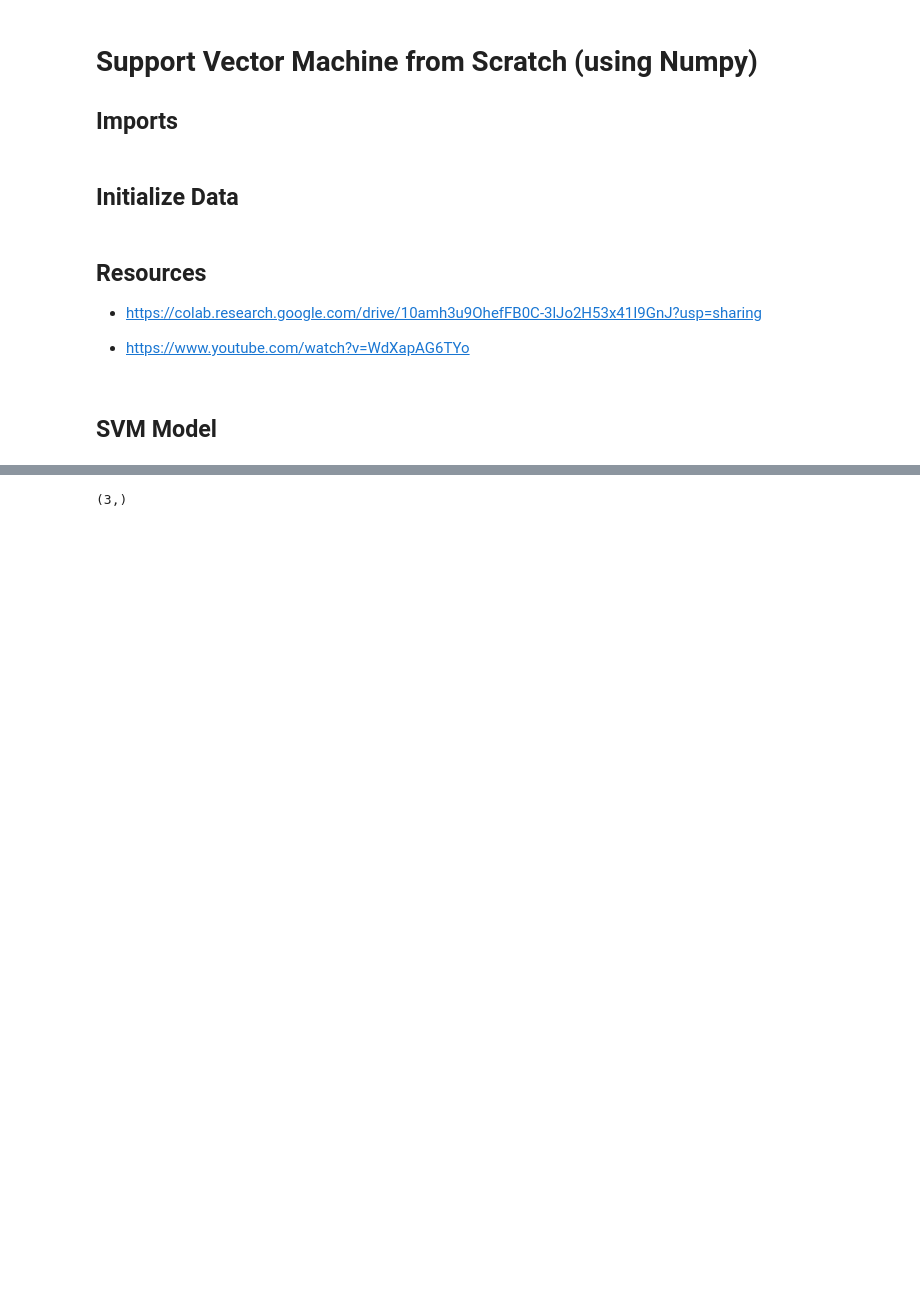
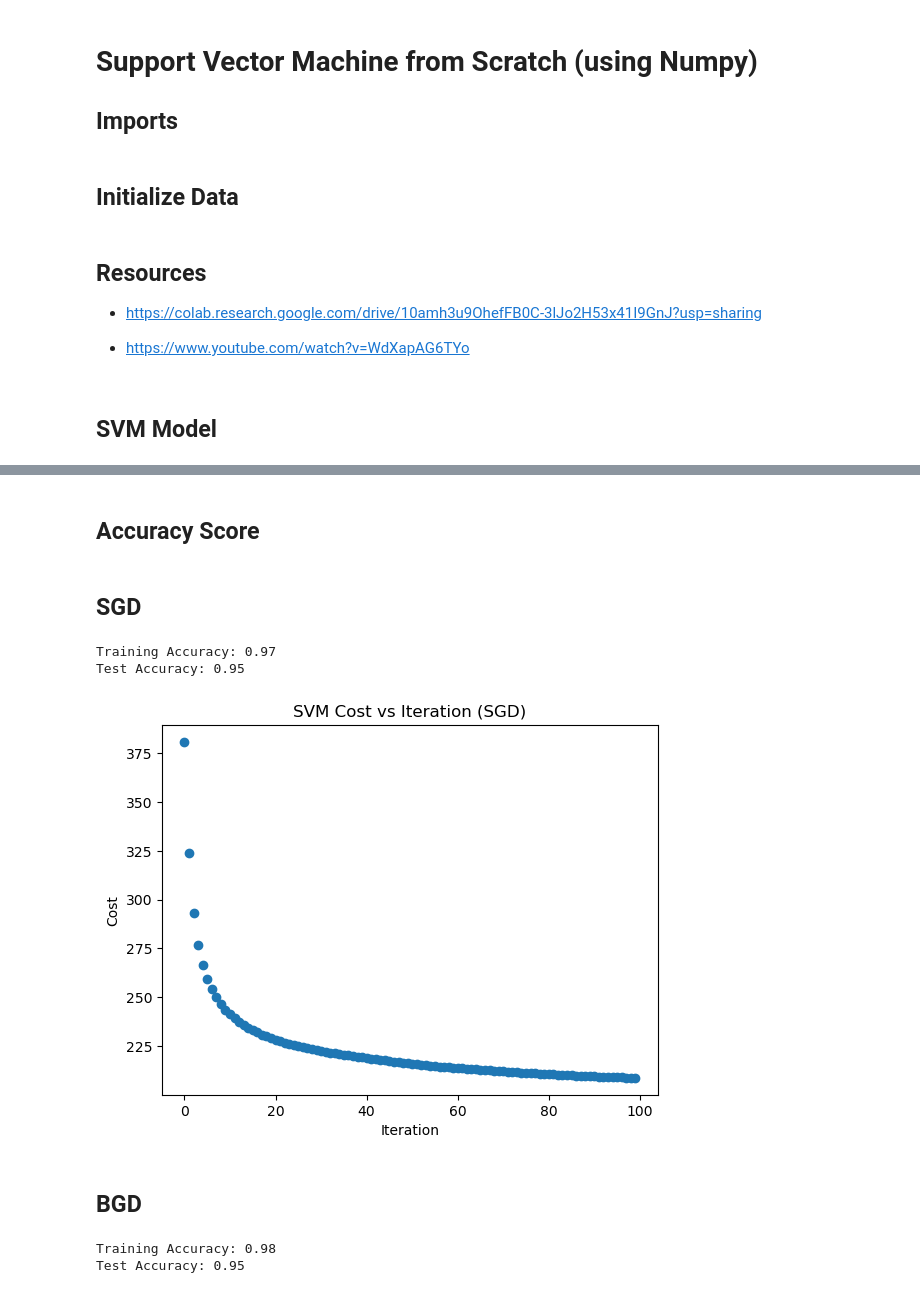
Before and after one commit to cameron-925/Machine_Learning_from_Scratch, a Jupyter notebook: SVM_Notebook.ipynb, the cells around one changed output, grey strips where cells are left out. Saved outputs shown, nothing was run; the diff lists cells and outputs as text; code cells hidden in the pictures; blank space fills up the shorter version.

```diff
--- a/SVM_Notebook.ipynb
+++ b/SVM_Notebook.ipynb
@@ -21,8 +22,11 @@ def normalize(X):
     std = np.std(X, axis = 0)
     return (X-mean) / std
 # %%
-X_train = normalize(X_train)
-X_test = normalize(X_test)
+X_train = normalize(X_train).values
+X_test = normalize(X_test).values
+
+y_train = y_train.values
+y_test = y_test.values
 # %% [markdown]
 ## Resources
 
@@ -145,5 +118,2 @@ array([[1, 0, 1],
-# %%
-vector = np.array([1, 2, 3])
-vector.shape
-# %% [output]
-(3,)
+# %% [markdown]
+## Accuracy Score
@@ -149,0 +128,36 @@ vector.shape
+# %% [markdown]
+## SGD
+# %%
+model = SVM()
+model.fit(X_train, y_train)
+p = model.predict(X_train)
+accuracy = accuracy_score(y_train, p)
+print(f"Training Accuracy: {accuracy}")
+p = model.predict(X_test)
+accuracy = accuracy_score(y_test, p)
+print(f"Test Accuracy: {accuracy}")
+# %% [output]
+Training Accuracy: 0.97
+Test Accuracy: 0.95
+# %%
+plt.scatter(list(range(len(model.costs))), model.costs)
+plt.xlabel("Iteration")
+plt.ylabel("Cost")
+plt.title("SVM Cost vs Iteration (SGD)")
+plt.show()
+# %% [output]
+[figure, added]
+# %% [markdown]
+## BGD
+# %%
+model = SVM()
+model.fit(X_train, y_train, stochastic = False)
+p = model.predict(X_train)
+accuracy = accuracy_score(y_train, p)
+print(f"Training Accuracy: {accuracy}")
+p = model.predict(X_test)
+accuracy = accuracy_score(y_test, p)
+print(f"Test Accuracy: {accuracy}")
+# %% [output]
+Training Accuracy: 0.98
+Test Accuracy: 0.95
```
Also changed, not shown: parts of 12 cells of this notebook.
